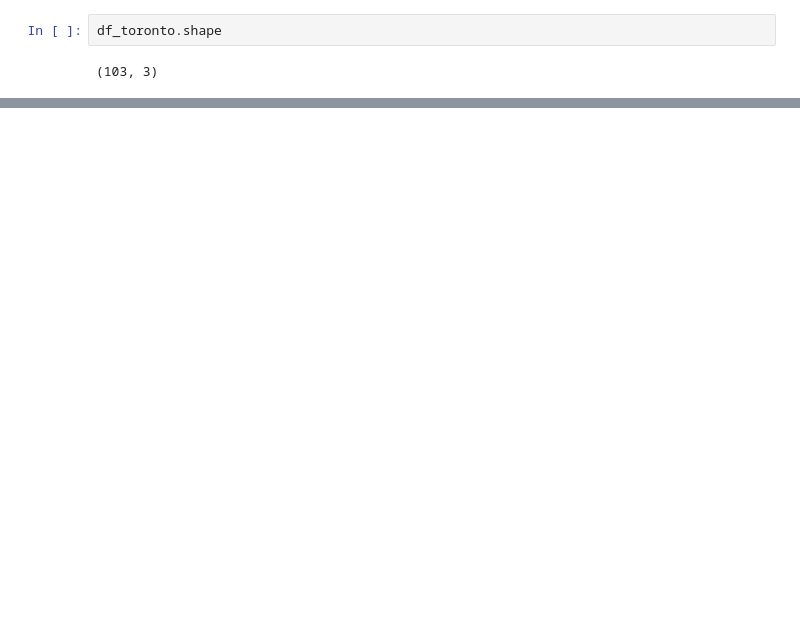
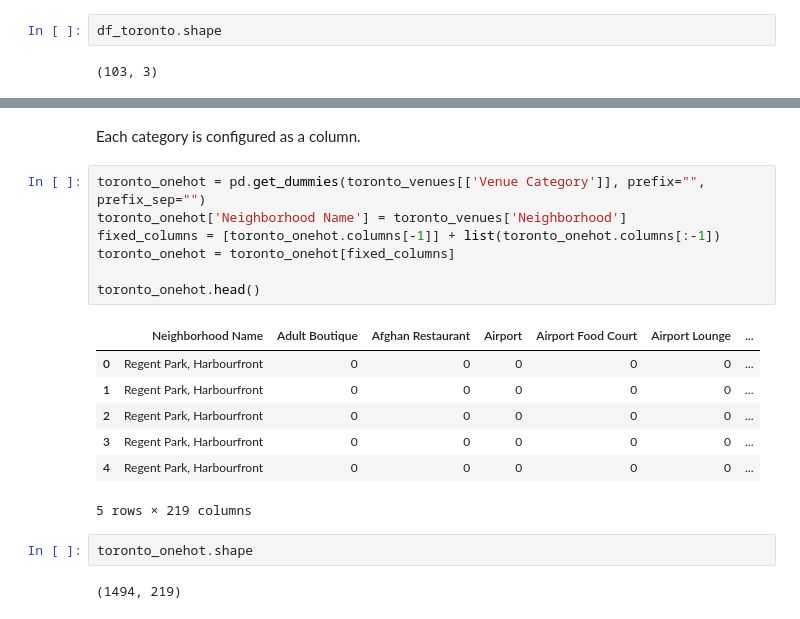
Before and after one commit to mbd291/Foursquare_finding_home, a Jupyter notebook: Toronto_data_analysis.ipynb, the cells around one changed output, grey strips where cells are left out. Saved outputs shown, nothing was run; the diff lists cells and outputs as text; blank space fills up the shorter version.

```diff
--- a/Toronto_data_analysis.ipynb
+++ b/Toronto_data_analysis.ipynb
@@ -62,0 +222,21 @@ df_toronto.shape
+# %% [markdown]
+Each category is configured as a column.
+# %%
+toronto_onehot = pd.get_dummies(toronto_venues[['Venue Category']], prefix="", prefix_sep="")
+toronto_onehot['Neighborhood Name'] = toronto_venues['Neighborhood']
+fixed_columns = [toronto_onehot.columns[-1]] + list(toronto_onehot.columns[:-1])
+toronto_onehot = toronto_onehot[fixed_columns]
+
+toronto_onehot.head()
+# %% [output]
+|  | Neighborhood Name | Adult Boutique | Afghan Restaurant | Airport | Airport Food Court | Airport Lounge | ... |
+| 0 | Regent Park, Harbourfront | 0 | 0 | 0 | 0 | 0 | ... |
+| 1 | Regent Park, Harbourfront | 0 | 0 | 0 | 0 | 0 | ... |
+| 2 | Regent Park, Harbourfront | 0 | 0 | 0 | 0 | 0 | ... |
+| 3 | Regent Park, Harbourfront | 0 | 0 | 0 | 0 | 0 | ... |
+| 4 | Regent Park, Harbourfront | 0 | 0 | 0 | 0 | 0 | ... |
+5 rows × 219 columns
+# %%
+toronto_onehot.shape
+# %% [output]
+(1494, 219)
```
Also changed, not shown: parts of 52 cells of this notebook.
